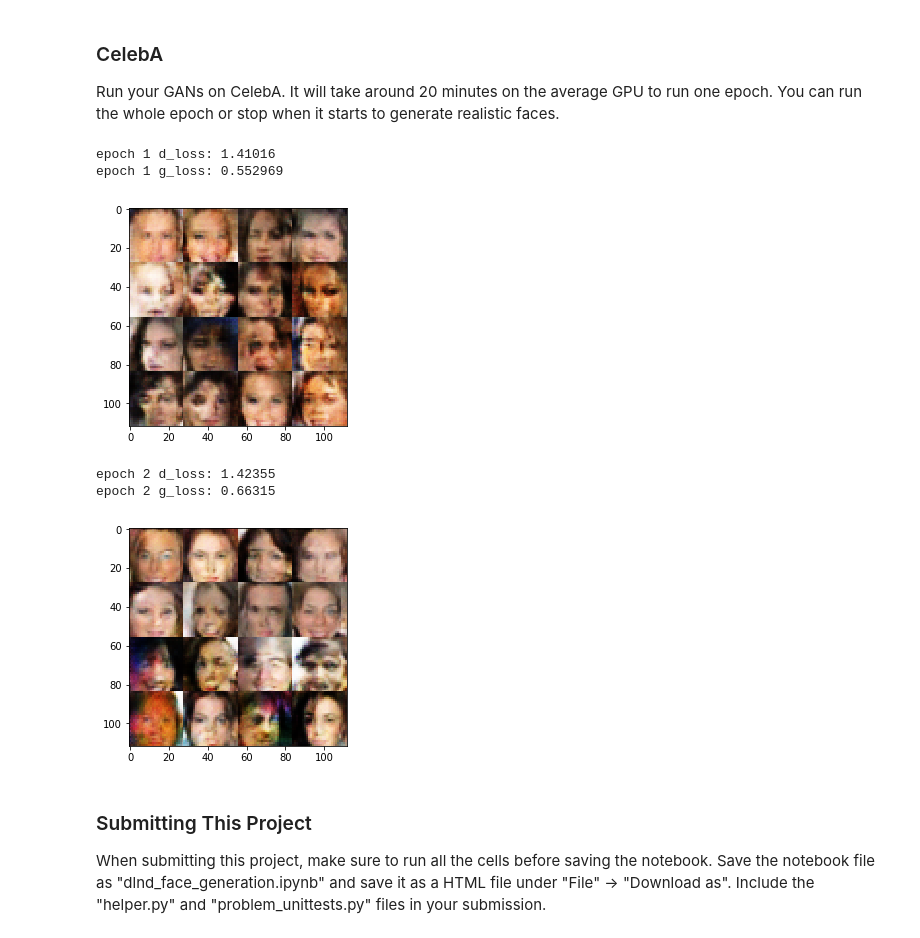
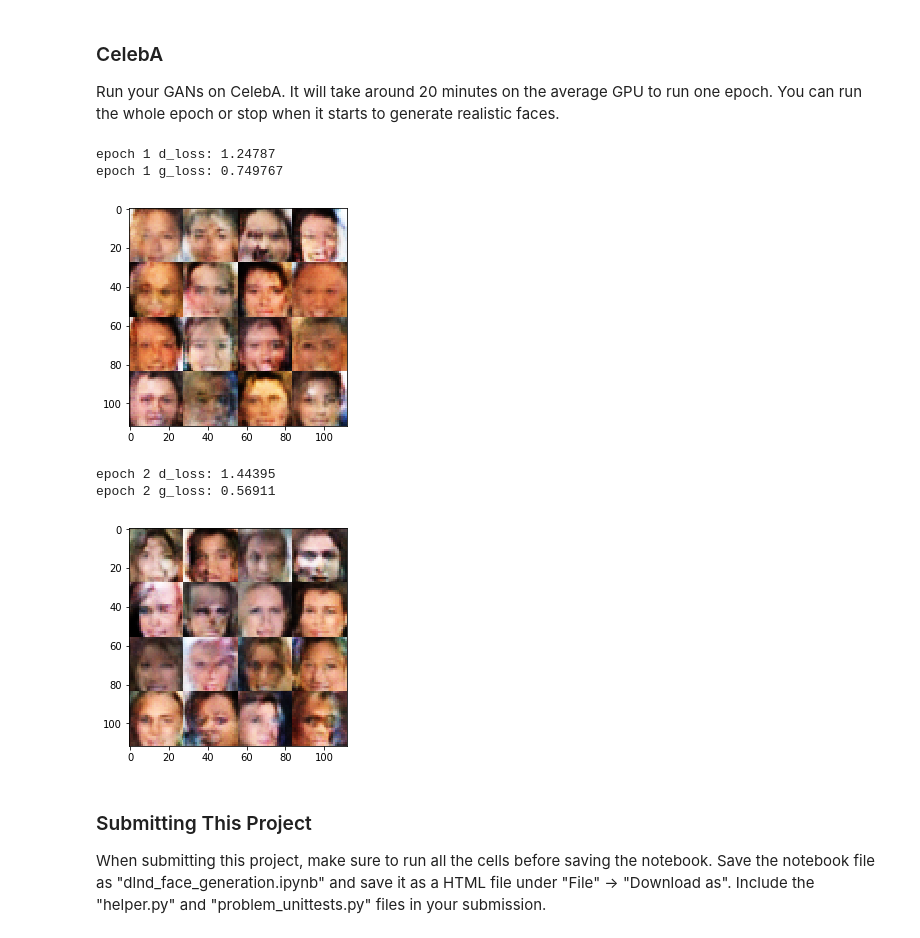
Before and after one commit to watseob/DeepLearning, a Jupyter notebook: P5-FaceGeneration/dlnd_face_generation.ipynb, the cells around one changed output. Cells and saved outputs as stored; diff of their text form; code cells hidden in the pictures.

```diff
--- a/P5-FaceGeneration/dlnd_face_generation.ipynb
+++ b/P5-FaceGeneration/dlnd_face_generation.ipynb
@@ -386,28 +387,28 @@ epoch 2 g_loss: 0.7096
 ### CelebA
 Run your GANs on CelebA.  It will take around 20 minutes on the average GPU to run one epoch.  You can run the whole epoch or stop when it starts to generate realistic faces.
 # %%
-batch_size = 128
+batch_size = 64
 z_dim = 100
-learning_rate = 0.001
-beta1 = 0.5
+learning_rate = 0.0002
+beta1 = 0.6
 
 
 """
 DON'T MODIFY ANYTHING IN THIS CELL THAT IS BELOW THIS LINE
 """
 epochs = 2
 
 celeba_dataset = helper.Dataset('celeba', glob(os.path.join(data_dir, 'img_align_celeba/*.jpg')))
 with tf.Graph().as_default():
     train(epochs, batch_size, z_dim, learning_rate, beta1, celeba_dataset.get_batches,
           celeba_dataset.shape, celeba_dataset.image_mode)
 # %% [output]
-epoch 1 d_loss: 1.41016
-epoch 1 g_loss: 0.552969
+epoch 1 d_loss: 1.24787
+epoch 1 g_loss: 0.749767
-[figure, old version]
+[figure, new version]
-epoch 2 d_loss: 1.42355
-epoch 2 g_loss: 0.66315
+epoch 2 d_loss: 1.44395
+epoch 2 g_loss: 0.56911
-[figure, old version]
+[figure, new version]
 # %% [markdown]
 ### Submitting This Project
 When submitting this project, make sure to run all the cells before saving the notebook. Save the notebook file as "dlnd_face_generation.ipynb" and save it as a HTML file under "File" -> "Download as". Include the "helper.py" and "problem_unittests.py" files in your submission.
```
Also changed, not shown: parts of 2 cells of this notebook, 1 other file.
